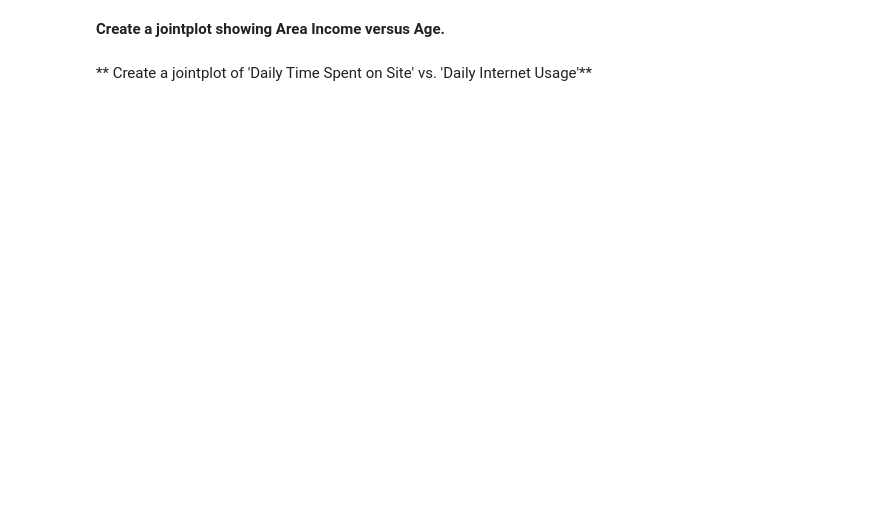
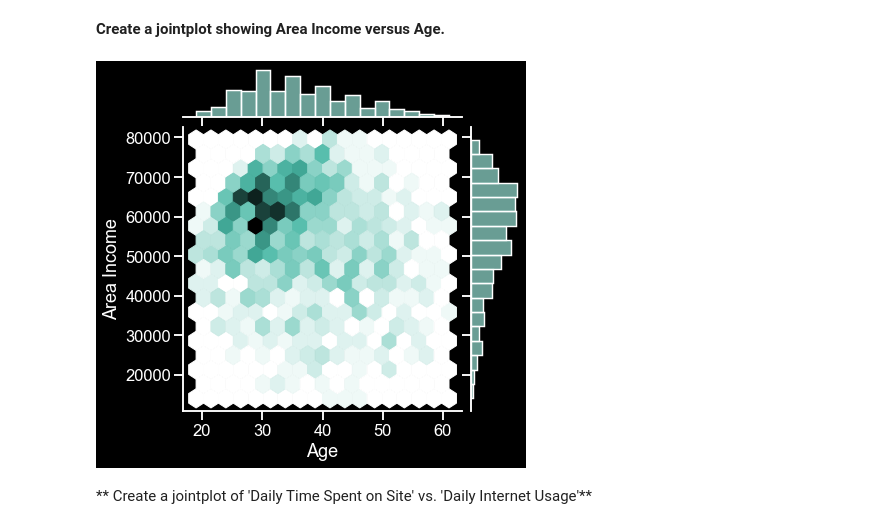
Before and after one commit to GiscardAniambossou/Track-B-Assignments, a Jupyter notebook: Unit 4 - Machine Learning and Modeling Techniques/Assignments/Machine_Learning_Logistic_Regression_Guided_Project.ipynb, the cells around one changed output. Drawn from its saved outputs; the diff is of its cells as text; code cells hidden in the pictures; blank space fills up the shorter version.

```diff
--- a/Unit 4 - Machine Learning and Modeling Techniques/Assignments/Machine_Learning_Logistic_Regression_Guided_Project.ipynb
+++ b/Unit 4 - Machine Learning and Modeling Techniques/Assignments/Machine_Learning_Logistic_Regression_Guided_Project.ipynb
@@ -82,4 +96,13 @@ Try recreating the plots shown below!
 # %% [markdown]
 **Create a jointplot showing Area Income versus Age.**
+# %%
+jointplotareaincomeage = sns.jointplot(
+    data=ad,
+    x="Age",
+    y="Area Income",
+    kind="hex",
+)
+# %% [output]
+[figure, added]
 # %% [markdown]
 ** Create a jointplot of 'Daily Time Spent on Site' vs. 'Daily Internet Usage'**
```
Also changed, not shown: parts of 11 cells of this notebook, 10 other files.
